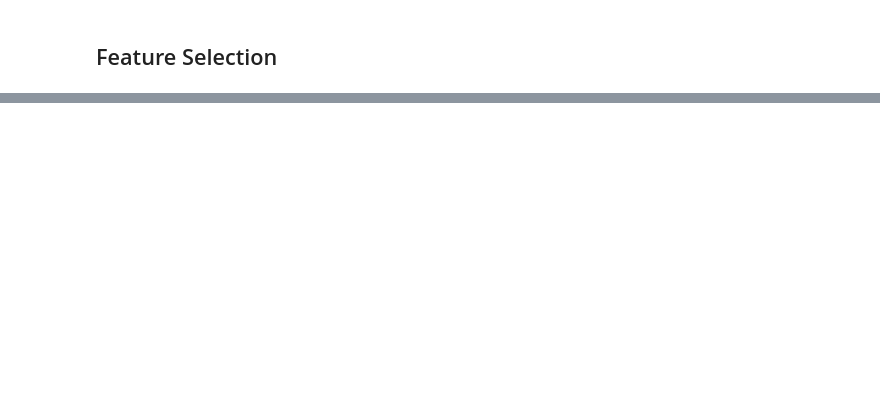
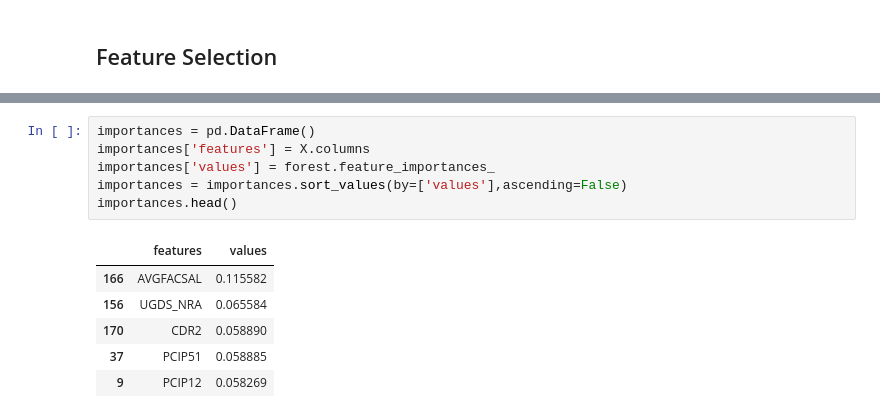
Before and after one commit to cyrilmichino/modeling-income-shares, a Jupyter notebook: college-scorecard-data-analysis.ipynb, the cells around one changed output, grey strips where cells are left out. Drawn from its saved outputs; the diff is of its cells as text; blank space fills up the shorter version.

```diff
--- a/college-scorecard-data-analysis.ipynb
+++ b/college-scorecard-data-analysis.ipynb
@@ -1018,0 +1045,13 @@ df.to_csv("/kaggle/working/CleanedRedactedData.csv")
+# %%
+importances = pd.DataFrame()
+importances['features'] = X.columns
+importances['values'] = forest.feature_importances_
+importances = importances.sort_values(by=['values'],ascending=False)
+importances.head()
+# %% [output]
+|  | features | values |
+| 166 | AVGFACSAL | 0.115582 |
+| 156 | UGDS_NRA | 0.065584 |
+| 170 | CDR2 | 0.058890 |
+| 37 | PCIP51 | 0.058885 |
+| 9 | PCIP12 | 0.058269 |
```
Also changed, not shown: parts of 16 cells of this notebook.
